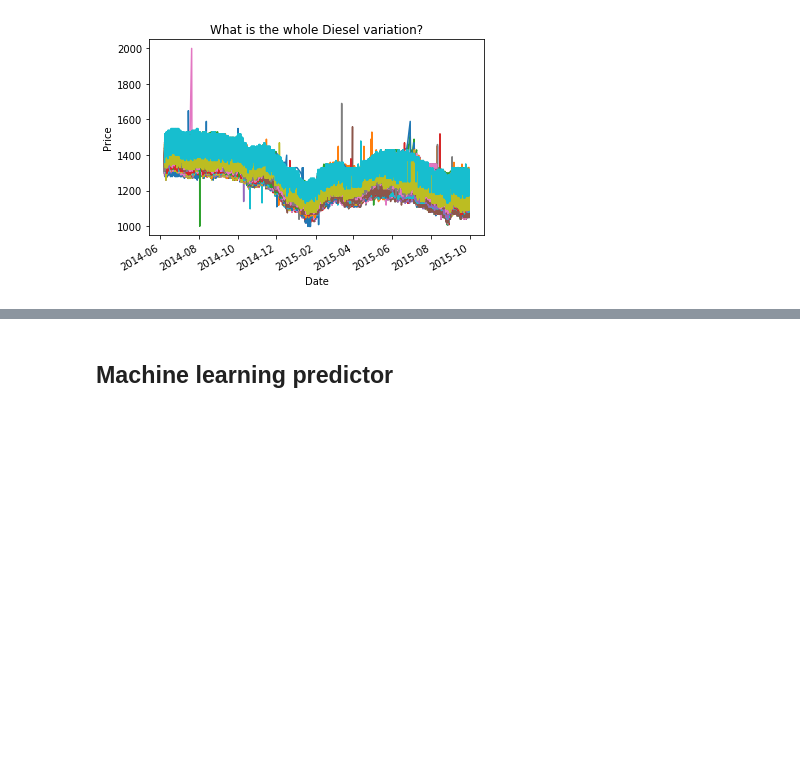
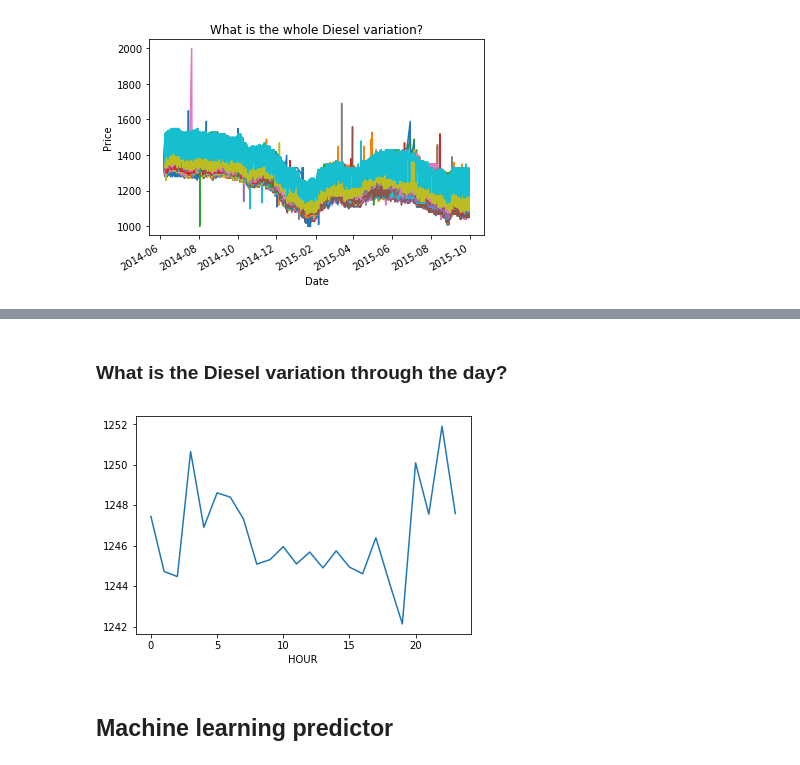
Before and after one commit to rsabedra/DataScienceLecture, a Jupyter notebook: Data science Lecture - NotebookVersion.ipynb, the cells around one changed output, grey strips where cells are left out. Saved outputs shown, nothing was run; the diff lists cells and outputs as text; code cells hidden in the pictures; blank space fills up the shorter version.

```diff
--- a/Data science Lecture - NotebookVersion.ipynb
+++ b/Data science Lecture - NotebookVersion.ipynb
@@ -313,3 +336,11 @@ Text(0,0.5,'Price')
+# %% [markdown]
+### What is the Diesel variation through the day?
+# %%
+dieselAux3 = diesel.copy()
+
+dieselAux3 = dieselAux3.groupby(['HOUR'])['DIESEL'].mean().plot(legend=False)
+# %% [output]
+[figure, added]
 # %% [markdown]
 ## Machine learning predictor
 # %%
```
Also changed, not shown: parts of 5 cells of this notebook.
